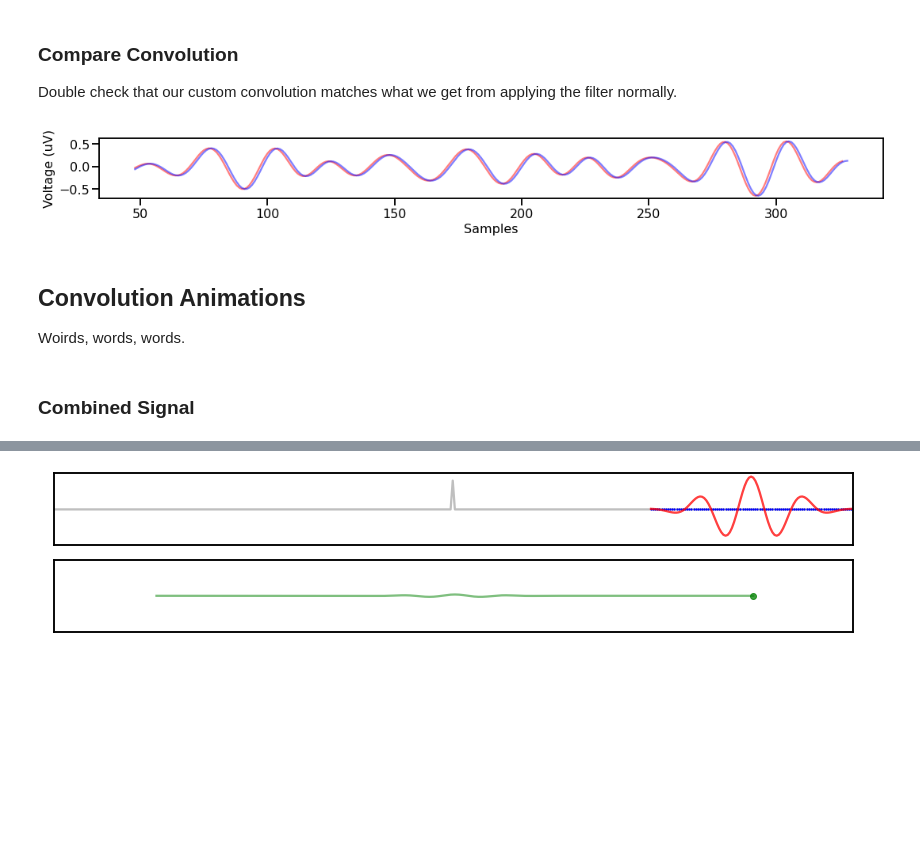
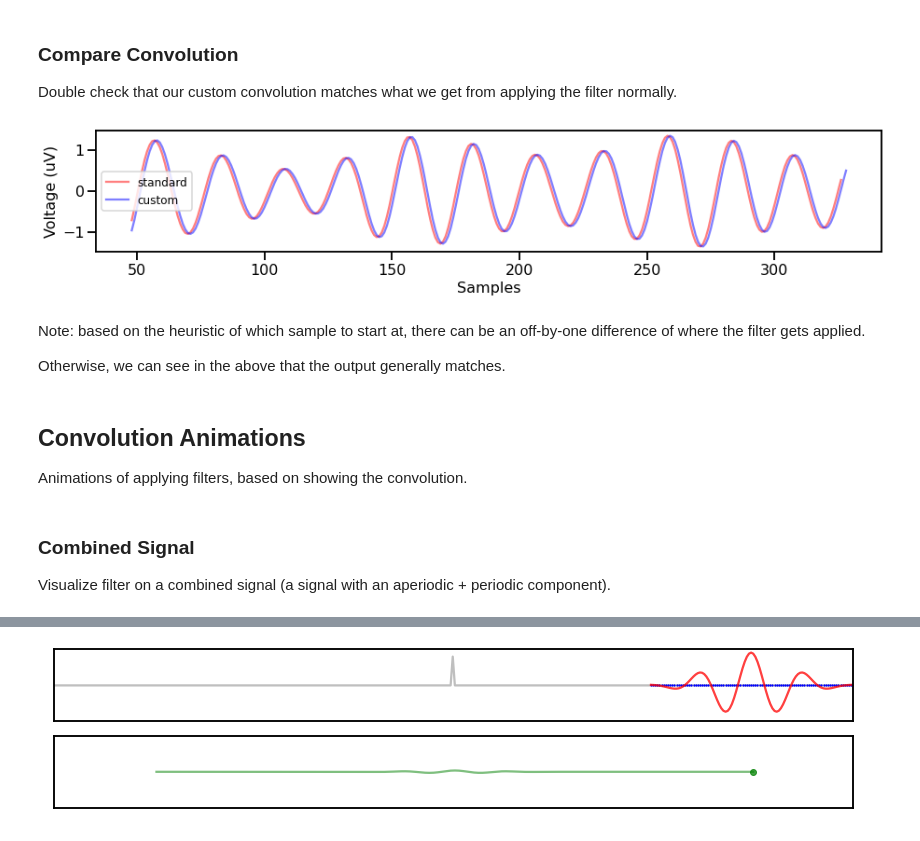
Before and after one commit to TomDonoghue/SigViz, a Jupyter notebook: notebooks/04-filters.ipynb, the cells around one changed output, grey strips where cells are left out. Saved outputs shown, nothing was run; the diff lists cells and outputs as text; code cells hidden in the pictures; blank space fills up the shorter version.

```diff
--- a/notebooks/04-filters.ipynb
+++ b/notebooks/04-filters.ipynb
@@ -63,21 +62,32 @@ plot_data(filt_coefs, color='red')
 ### Compare Convolution
 
 Double check that our custom convolution matches what we get from applying the filter normally.
+# %%
+# Define an example signal
+comps = {'sim_oscillation' : {'freq' : 10},
+         'sim_powerlaw' : {'exponent' : -1, 'f_range' : (1, None)}}
+sig = sim_combined(n_seconds, fs, comps)
 # %%
-#
-out = apply_fir_filter(sig, filt_coefs)
-out = remove_filter_edges(out, len(filt_coefs))
-out2 = compute_convolution(sig, filt_coefs)
+# Apply the standard filter function & custom convolution function, to compare
+standard = apply_fir_filter(sig, filt_coefs)
+standard = remove_filter_edges(standard, len(filt_coefs))
+custom = compute_convolution(sig, filt_coefs)
-# %%
-_, ax = plt.subplots(figsize=(15, 2))
-plot_time_series(None, out, colors='red', alpha=0.5, ax=ax)
-plot_time_series(None, out2, colors='blue', alpha=0.5, ax=ax)
-# %% [output]
-[figure, removed]
+# %%
+# Plot filtered traces, comparing custom to standard
+plot_time_series(None, [standard, custom], labels=['standard', 'custom'],
+                 colors=['red', 'blue'], alpha=0.5, figsize=(13, 3))
+# %% [output]
+[figure, added]
+# %% [markdown]
+Note: based on the heuristic of which sample to start at, there can be an off-by-one difference of where the filter gets applied.
+
+Otherwise, we can see in the above that the output generally matches.
 # %% [markdown]
 ## Convolution Animations
 
-Woirds, words, words.
+Animations of applying filters, based on showing the convolution.
 # %% [markdown]
 ### Combined Signal
+
+Visualize filter on a combined signal (a signal with an aperiodic + periodic component).
 # %%
```
Also changed, not shown: parts of 51 cells of this notebook.
